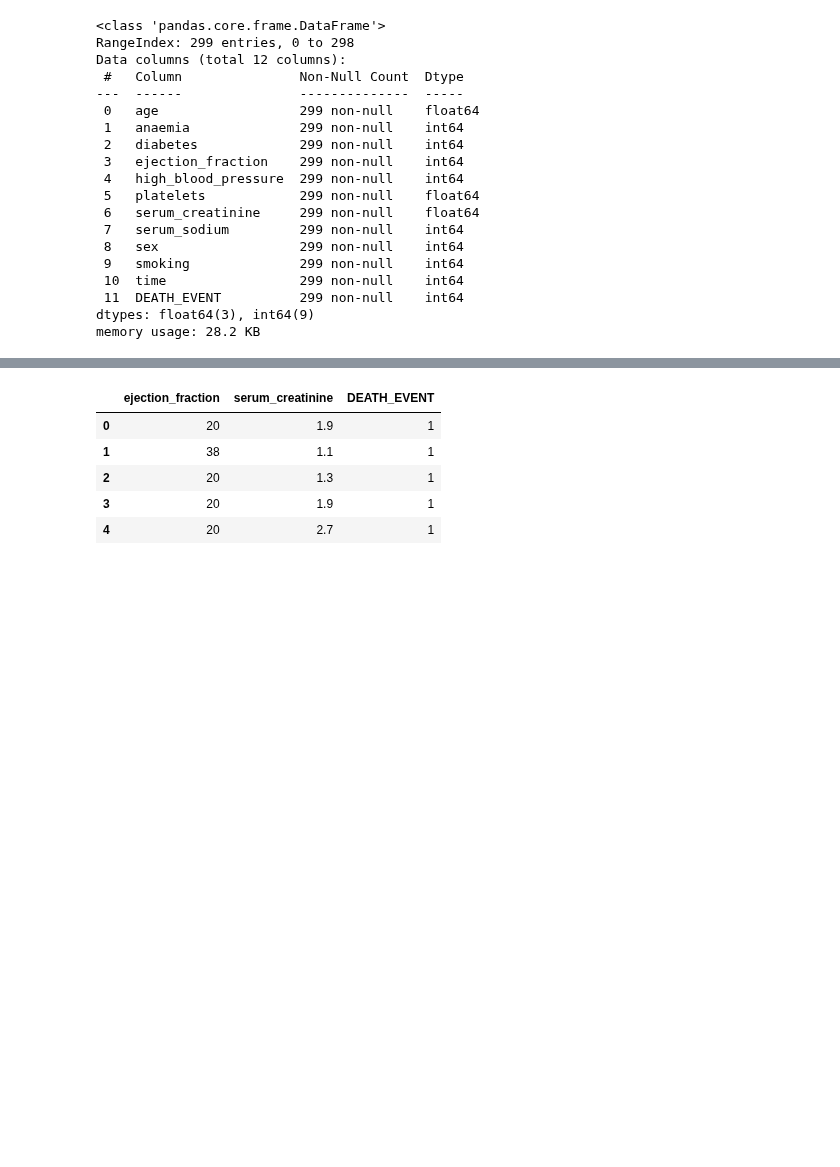
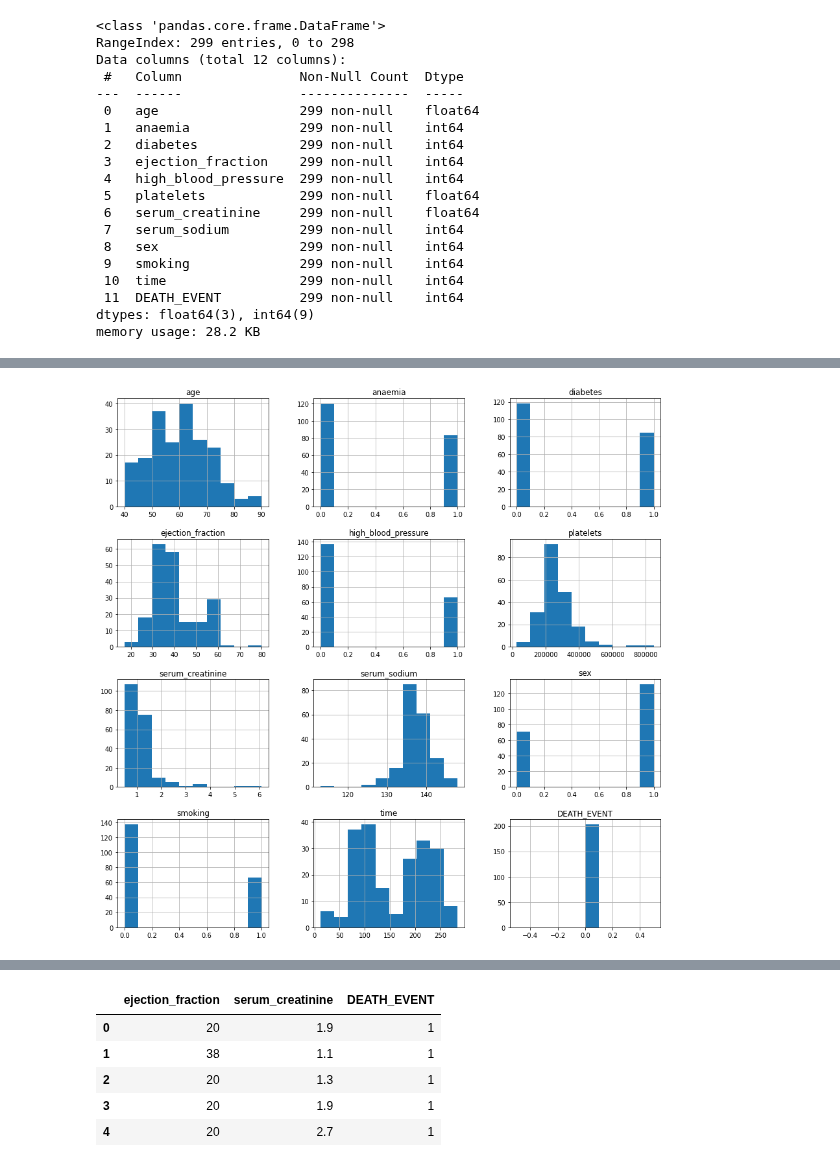
Before and after one commit to Fedenov/Aprendizaje_Automatico_Tarea3, a Jupyter notebook: Tarea3.ipynb, the cells around one changed output, grey strips where cells are left out. Cells and saved outputs as stored; diff of their text form; code cells hidden in the pictures; blank space fills up the shorter version.

```diff
--- a/Tarea3.ipynb
+++ b/Tarea3.ipynb
@@ -72,0 +136,4 @@ dataSet.describe()
+# %%
+aliveDataSet.hist(figsize = (15,15));
+# %% [output]
+[figure, added]
```
Also changed, not shown: parts of 29 cells of this notebook.
